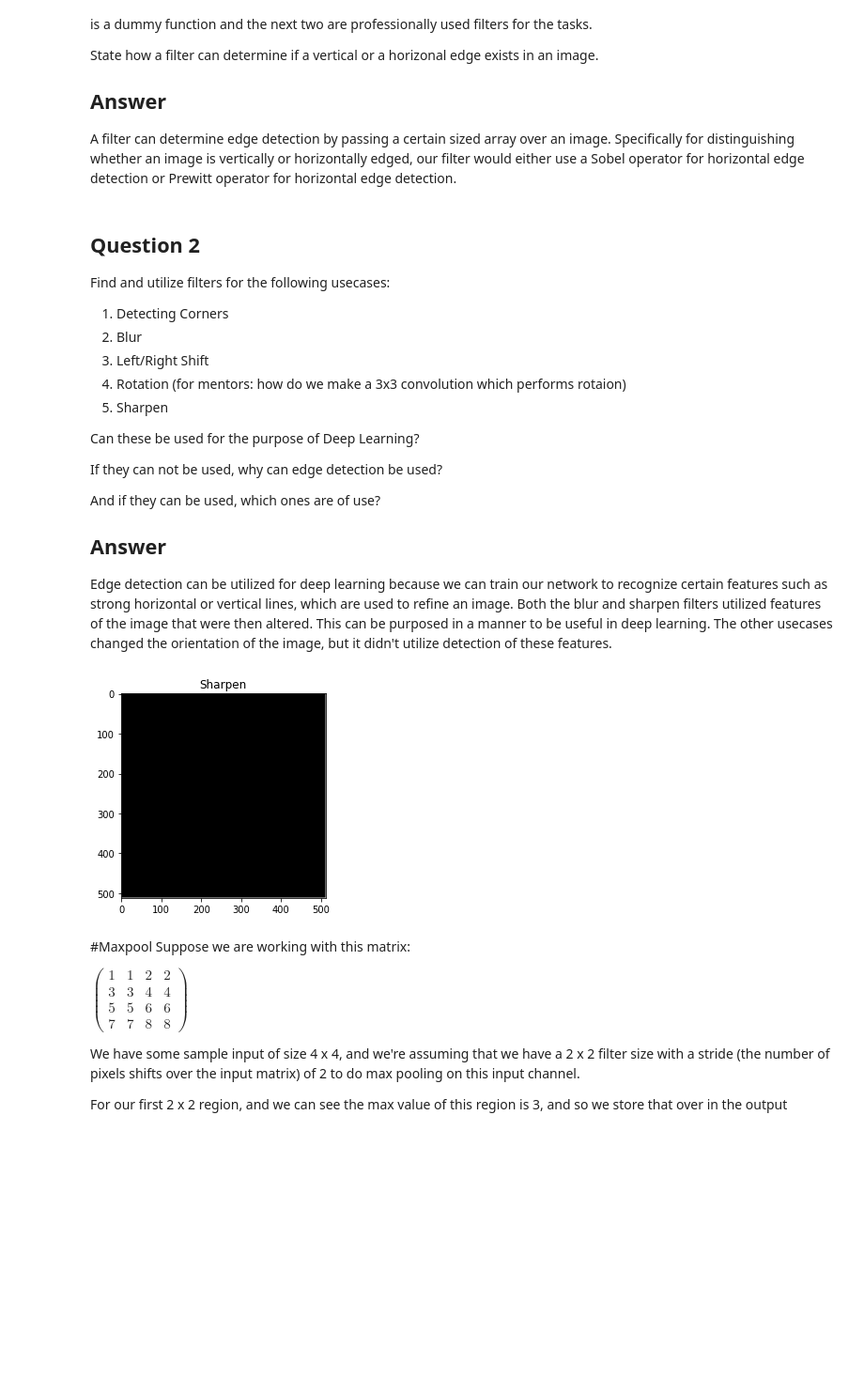
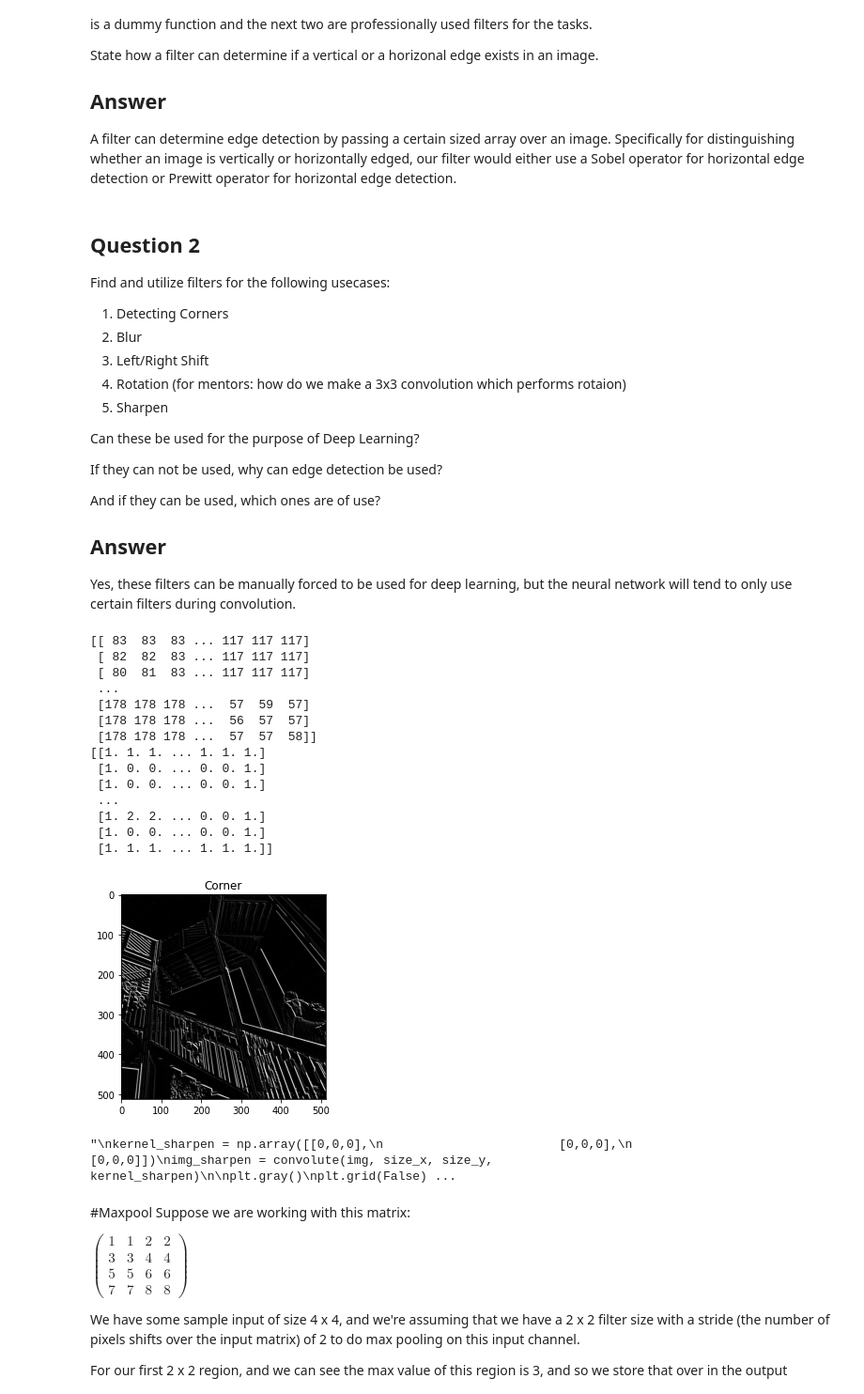
Before and after one commit to Pichoo13/FutureMakers2022, a Jupyter notebook: Day_6_Introduction_to_CNNs_FW.ipynb, the cells around one changed output. Shown at 94% size. Cells and saved outputs as stored; diff of their text form; code cells hidden in the pictures; blank space fills up the shorter version.

```diff
--- a/Day_6_Introduction_to_CNNs_FW.ipynb
+++ b/Day_6_Introduction_to_CNNs_FW.ipynb
@@ -200,7 +200,7 @@ And if they can be used, which ones are of use?
 
 ## Answer
 
-Edge detection can be utilized for deep learning because we can train our network to recognize certain features such as strong horizontal or vertical lines, which are used to refine an image. Both the blur and sharpen filters utilized features of the image that were then altered. This can be purposed in a manner to be useful in deep learning. The other usecases changed the orientation of the image, but it didn't utilize detection of these features.
+Yes, these filters can be manually forced to be used for deep learning, but the neural network will tend to only use certain filters during convolution.
 # %%
 import math
 # %%
@@ -208,10 +208,10 @@ import math
 #Filters
 
 # Change corner detection filter values here
-"""
-kernel_corner = np.array([[0,0,0],
-                        [0,0,0],
-                        [0,0,0]])
+
+kernel_corner = np.array([[0,1,1],
+                        [-1,0,1],
+                        [-1,-1,0]])
 print(img)
 img_corner = convolute(img, size_x, size_y, kernel_corner)
 
@@ -221,7 +221,7 @@ print(img_corner)
 plt.imshow(img_corner)
 plt.title('Corner')
 plt.show()
-"""
+
 
 # Change blur filter values here
 
@@ -268,34 +268,49 @@ plt.show()
 ## use the same kernel / convolution / plotting code as above - make sure you change the variable names accordingly
 """
 kernel_rotation = np.array([[math.cos(60),-math.sin(60),0],
                             [math.sin(60),math.cos(60),0],
                             [0,0,1]])
 img_rotation = convolute(img, size_x, size_y, kernel_rotation)
 
 plt.gray()
 plt.grid(False)
 plt.imshow(img_rotation)
 plt.title('Rotation')
 plt.show()
 """
 
 # Change sharpen filter values here
 
 ## use the same kernel / convolution / plotting code as above - make sure you change the variable names accordingly
 """
 kernel_sharpen = np.array([[0,0,0],
                         [0,0,0],
                         [0,0,0]])
 img_sharpen = convolute(img, size_x, size_y, kernel_sharpen)
 
 plt.gray()
 plt.grid(False)
 plt.imshow(img_sharpen)
 plt.title('Sharpen')
 plt.show()
 """
 # %% [output]
+[[ 83  83  83 ... 117 117 117]
+ [ 82  82  83 ... 117 117 117]
+ [ 80  81  83 ... 117 117 117]
+ ...
+ [178 178 178 ...  57  59  57]
+ [178 178 178 ...  56  57  57]
+ [178 178 178 ...  57  57  58]]
+[[1. 1. 1. ... 1. 1. 1.]
+ [1. 0. 0. ... 0. 0. 1.]
+ [1. 0. 0. ... 0. 0. 1.]
+ ...
+ [1. 2. 2. ... 0. 0. 1.]
+ [1. 0. 0. ... 0. 0. 1.]
+ [1. 1. 1. ... 1. 1. 1.]]
-[figure, old version]
+[figure, new version]
+"\nkernel_sharpen = np.array([[0,0,0],\n                        [0,0,0],\n                        [0,0,0]])\nimg_sharpen = convolute(img, size_x, size_y, kernel_sharpen)\n\nplt.gray()\nplt.grid(False) ...
 # %% [markdown]
 #Maxpool
 Suppose we are working with this matrix:
```
